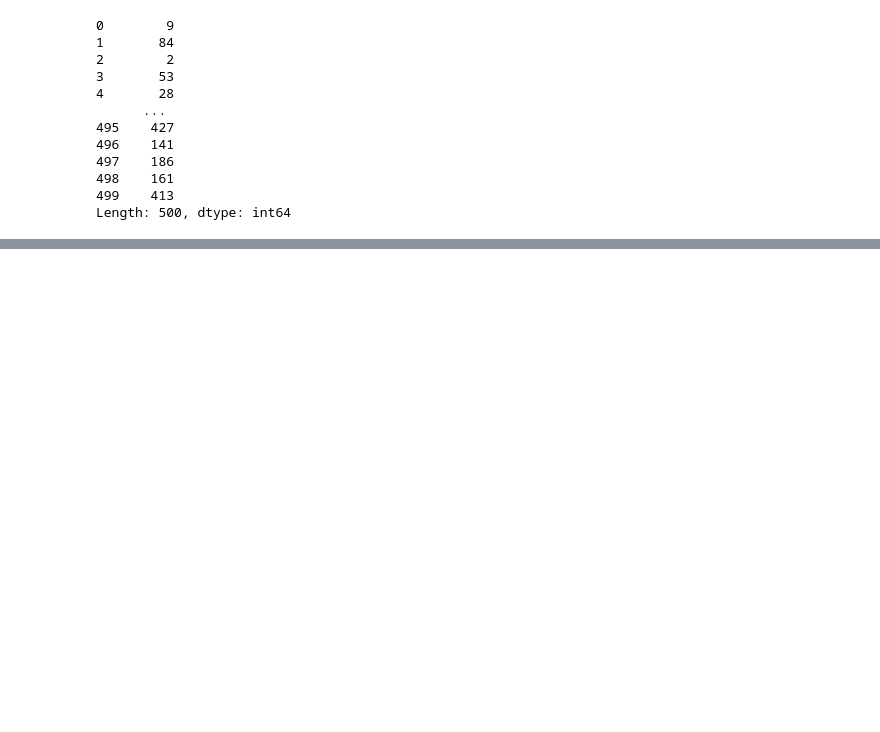
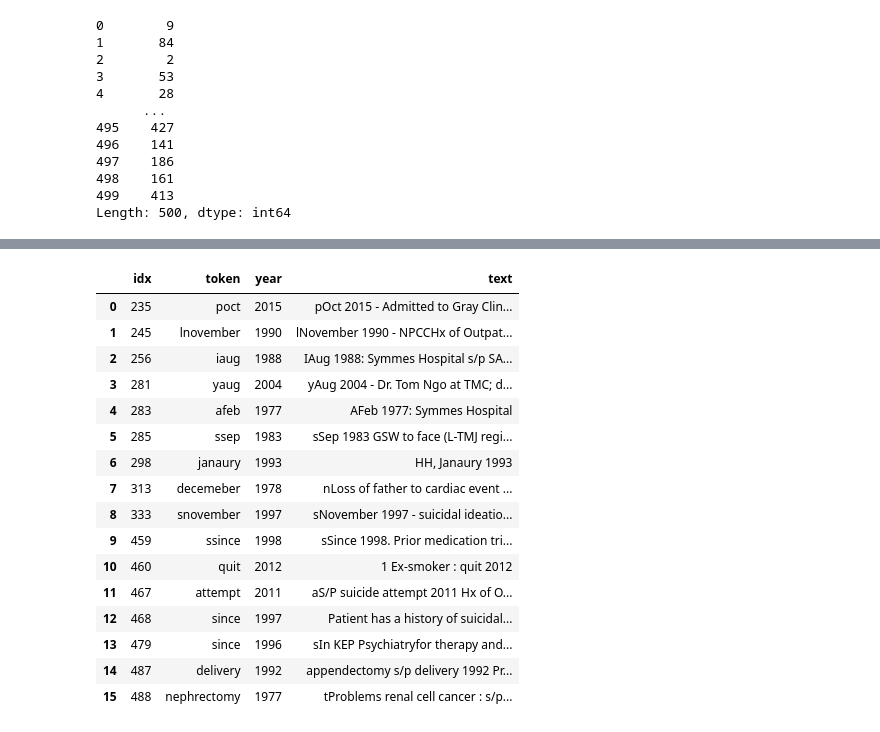
Before and after one commit to Abdoelabassi/Michigan-python-data-science, a Jupyter notebook: Python-Text-Mining/course4_assignment1/assignment1.ipynb, the cells around one changed output, grey strips where cells are left out. Saved outputs shown, nothing was run; the diff lists cells and outputs as text; code cells hidden in the pictures; blank space fills up the shorter version.

```diff
--- a/Python-Text-Mining/course4_assignment1/assignment1.ipynb
+++ b/Python-Text-Mining/course4_assignment1/assignment1.ipynb
@@ -298,0 +475,30 @@ def date_sorter_kendalltau(x: pd.Series, y: pd.Series):
+# %%
+# Find month-like tokens before 4-digit years that are not in standard month names
+std = {'jan','january','feb','february','mar','march','apr','april','may','jun','june','jul','july','aug','august','sep','sept','september','oct','october','nov','november','dec','december'}
+
+cands = []
+for i, t in enumerate(df):
+    for m in re.finditer(r'([A-Za-z]{3,15})\s+(19\d{2}|20\d{2})', t):
+        token = m.group(1).lower().rstrip('.')
+        if token not in std:
+            cands.append((i, token, m.group(2), t.strip()))
+
+pd.DataFrame(cands, columns=['idx','token','year','text']).head(40)
+# %% [output]
+|  | idx | token | year | text |
+| 0 | 235 | poct | 2015 | pOct 2015 - Admitted to Gray Clin... |
+| 1 | 245 | lnovember | 1990 | lNovember 1990 - NPCCHx of Outpat... |
+| 2 | 256 | iaug | 1988 | IAug 1988: Symmes Hospital s/p SA... |
+| 3 | 281 | yaug | 2004 | yAug 2004 - Dr. Tom Ngo at TMC; d... |
+| 4 | 283 | afeb | 1977 | AFeb 1977: Symmes Hospital |
+| 5 | 285 | ssep | 1983 | sSep 1983 GSW to face (L-TMJ regi... |
+| 6 | 298 | janaury | 1993 | HH, Janaury 1993 |
+| 7 | 313 | decemeber | 1978 | nLoss of father to cardiac event ... |
+| 8 | 333 | snovember | 1997 | sNovember 1997 - suicidal ideatio... |
+| 9 | 459 | ssince | 1998 | sSince 1998. Prior medication tri... |
+| 10 | 460 | quit | 2012 | 1 Ex-smoker : quit 2012 |
+| 11 | 467 | attempt | 2011 | aS/P suicide attempt 2011 Hx of O... |
+| 12 | 468 | since | 1997 | Patient has a history of suicidal... |
+| 13 | 479 | since | 1996 | sIn KEP Psychiatryfor therapy and... |
+| 14 | 487 | delivery | 1992 | appendectomy s/p delivery 1992 Pr... |
+| 15 | 488 | nephrectomy | 1977 | tProblems renal cell cancer : s/p... |
```
Also changed, not shown: parts of 9 cells of this notebook.
